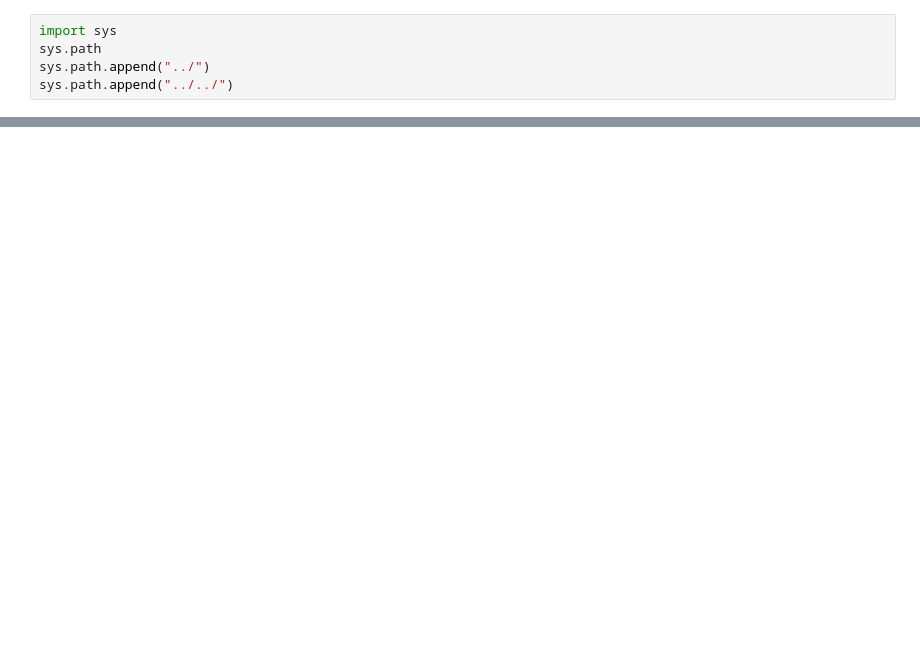
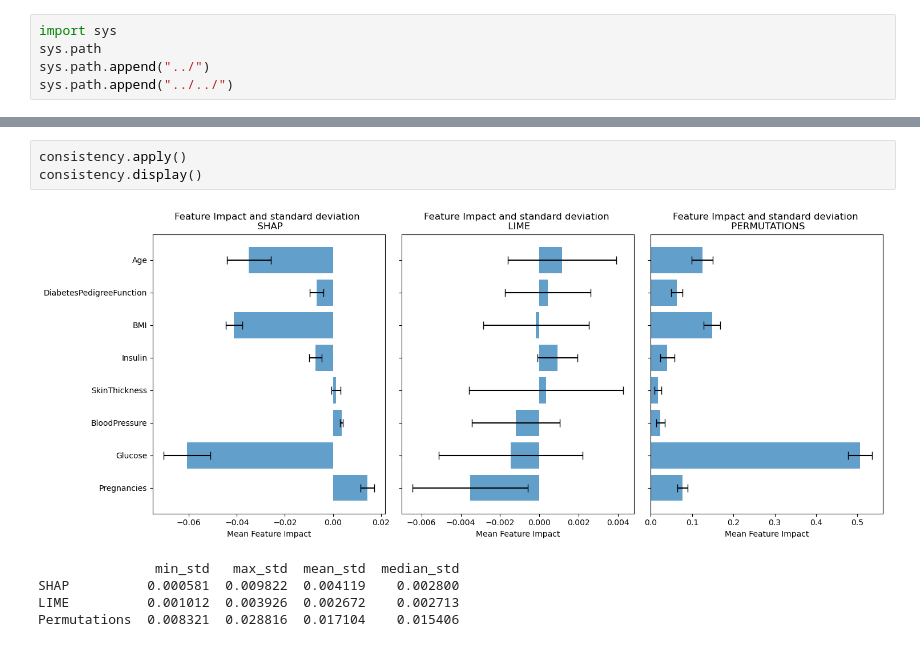
Before and after one commit to emunaran/xai-compare, a Jupyter notebook: xai_compare/comparison_tests/consistency_test.ipynb, the cells around one changed output, grey strips where cells are left out. Saved outputs shown, nothing was run; the diff lists cells and outputs as text; blank space fills up the shorter version.

```diff
--- a/xai_compare/comparison_tests/consistency_test.ipynb
+++ b/xai_compare/comparison_tests/consistency_test.ipynb
@@ -20,0 +81,9 @@ consistency = Consistency(model, *diabetes(), mode=MODE.CLASSIFICATION)
+# %%
+consistency.apply()
+consistency.display()
+# %% [output]
+[figure, added]
+               min_std   max_std  mean_std  median_std
+SHAP          0.000581  0.009822  0.004119    0.002800
+LIME          0.001012  0.003926  0.002672    0.002713
+Permutations  0.008321  0.028816  0.017104    0.015406
```
Also changed, not shown: parts of 27 cells of this notebook, 2 other files.
